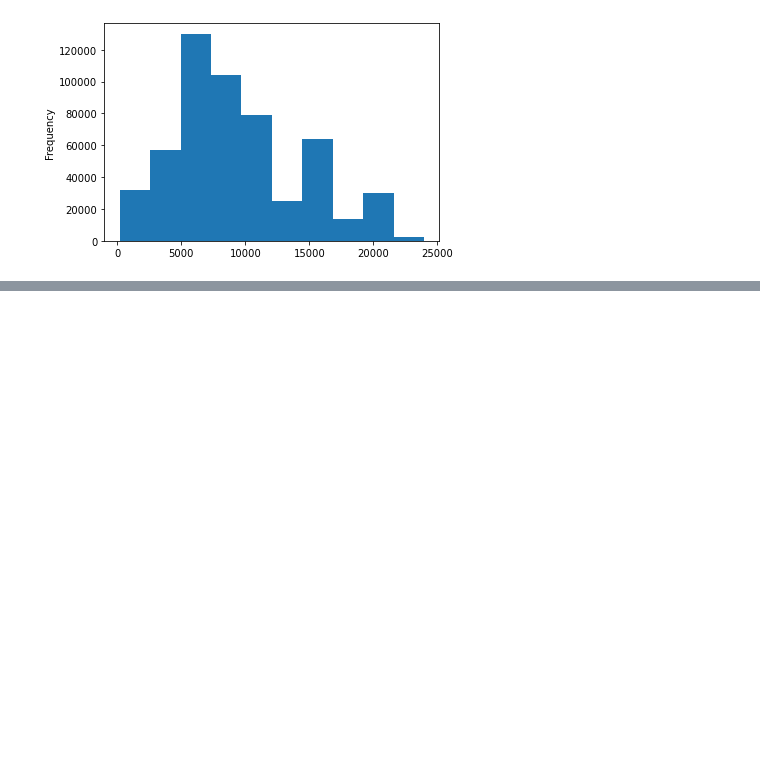
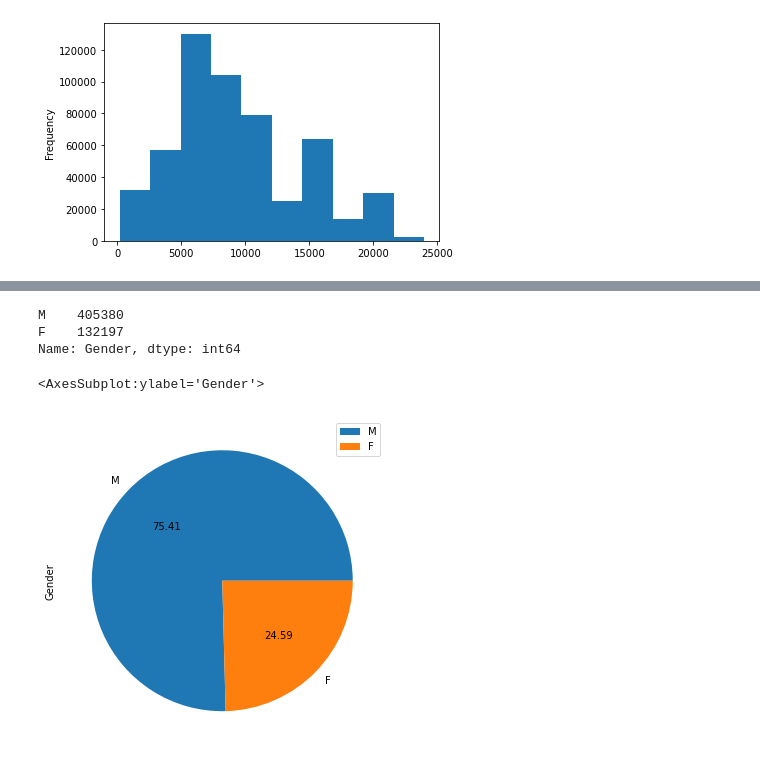
Before and after one commit to guptadhruv51/Data-Science-and-ML-GFG-, a Jupyter notebook: Data_Analysis/Projects/Black_Friday.ipynb, the cells around one changed output, grey strips where cells are left out. Drawn from its saved outputs; the diff is of its cells as text; code cells hidden in the pictures; blank space fills up the shorter version.

```diff
--- a/Data_Analysis/Projects/Black_Friday.ipynb
+++ b/Data_Analysis/Projects/Black_Friday.ipynb
@@ -132,0 +150,11 @@ df["Purchase"].plot(kind="hist")
+# %%
+df["Gender"].value_counts()
+# %% [output]
+M    405380
+F    132197
+Name: Gender, dtype: int64
+# %%
+df["Gender"].value_counts().plot(kind="pie",figsize=(6,6),legend=True,autopct="%.2f")
+# %% [output]
+<AxesSubplot:ylabel='Gender'>
+[figure, added]
```
Also changed, not shown: parts of 19 cells of this notebook.
